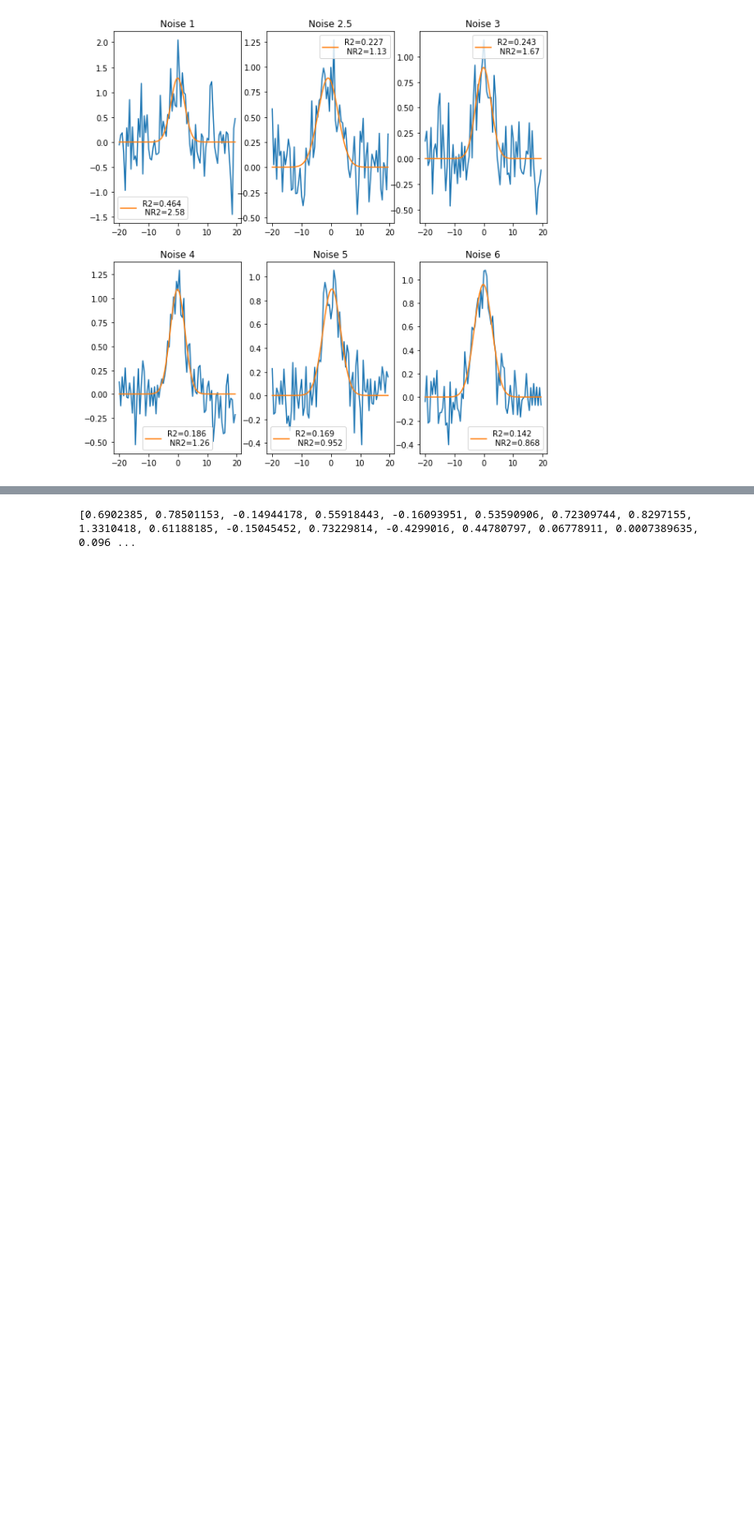
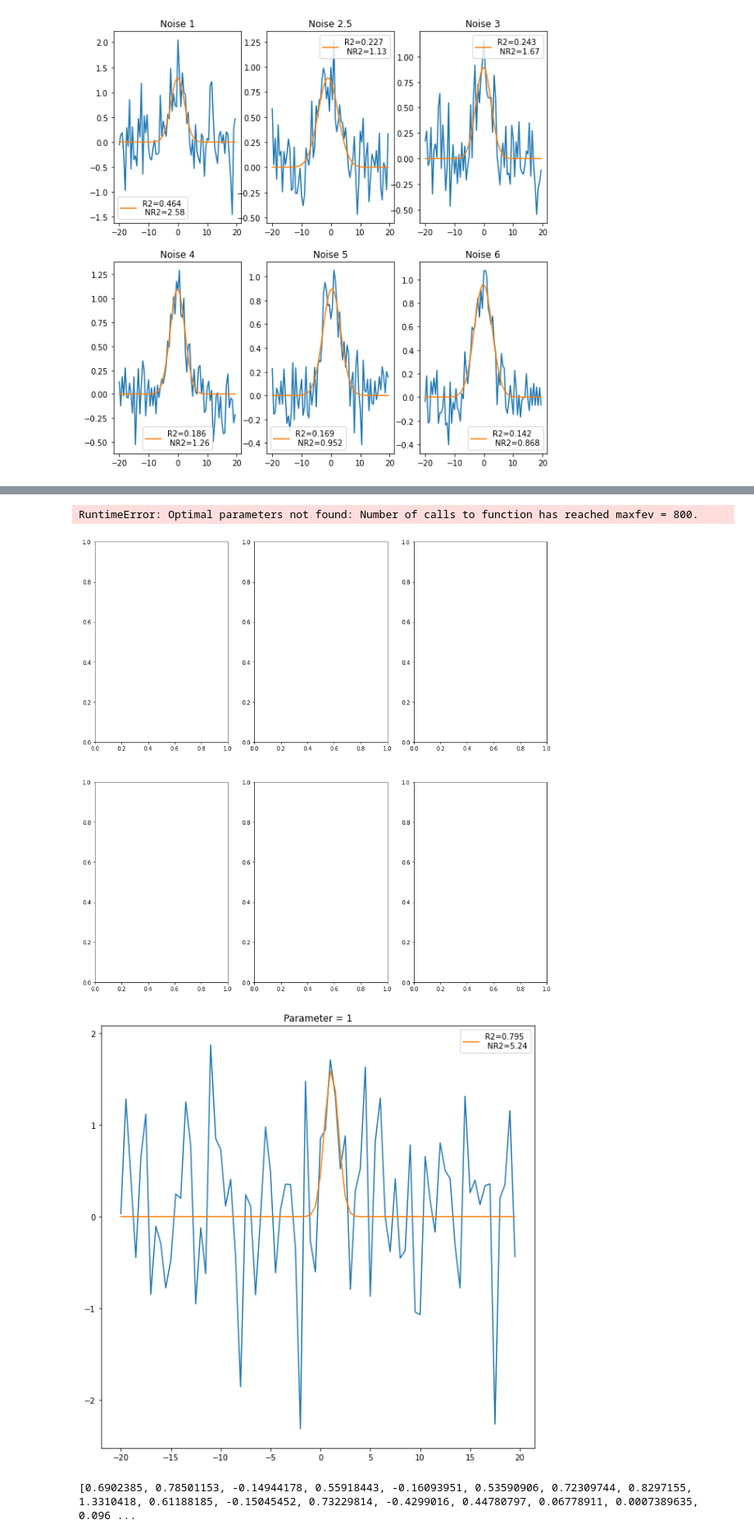
Before and after one commit to uwescience/satmetrics, a Jupyter notebook: using_pixelplot.ipynb, the cells around one changed output, grey strips where cells are left out. Shown at 82% size. Drawn from its saved outputs; the diff is of its cells as text; code cells hidden in the pictures; blank space fills up the shorter version.

```diff
--- a/using_pixelplot.ipynb
+++ b/using_pixelplot.ipynb
@@ -242,3 +251,21 @@ for i, ax in zip(noise_lvl, axes):
+# %%
+xlim = (-20, 20)
+step = 0.5
+x = np.arange(xlim[0], xlim[1], step)
+
+fig, axes = plt.subplots(2, 3, figsize=(15, 15))
+axes = axes.ravel()
+
+noise = [1, 2, 3, 4, 5, 6]
+
+for i, ax in zip(noise, axes):
+    y = gaussian.generate_data(x, a=1, mu=0, width=1, noise_level=i)
+    ax = gaussian.plot_profile(x, y)
+    ax.set_title(f"Parameter = {i}")
+# %% [output]
+RuntimeError: Optimal parameters not found: Number of calls to function has reached maxfev = 800.
+[figure, added]
+[figure, added]
 # %%
 def plot(rotated_img):
     ax2 = fig.add_subplot(212)
```
Also changed, not shown: parts of 4 cells of this notebook, 2 other files.
